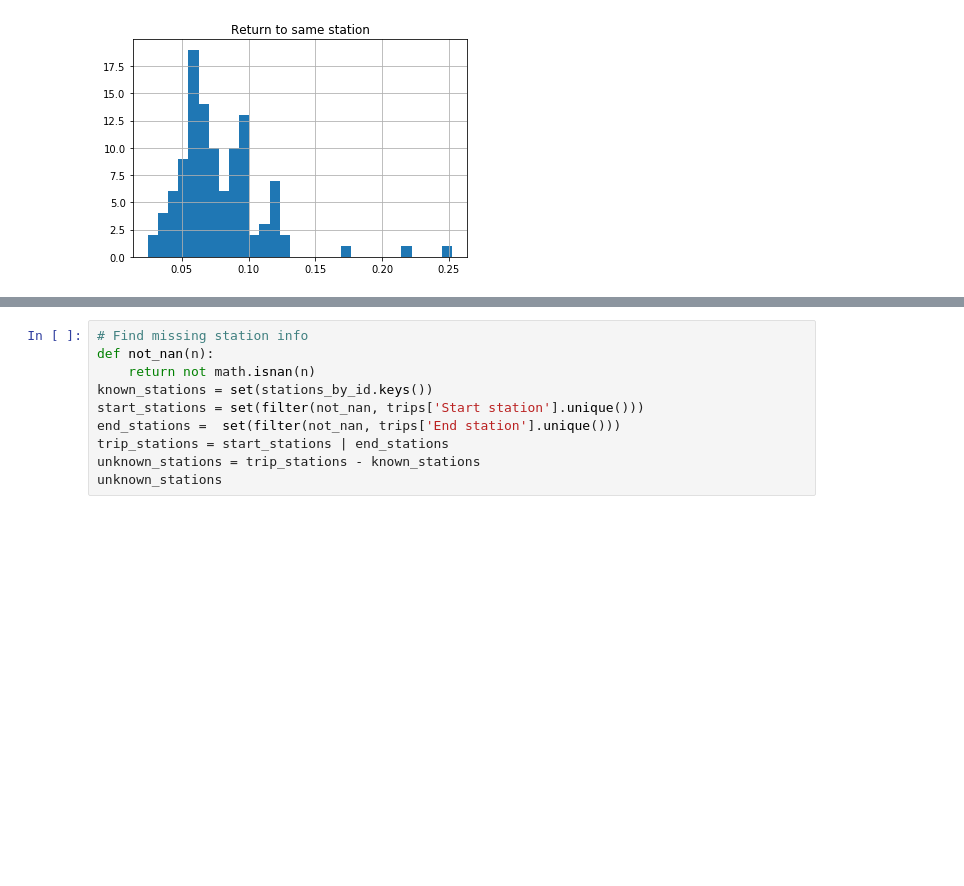
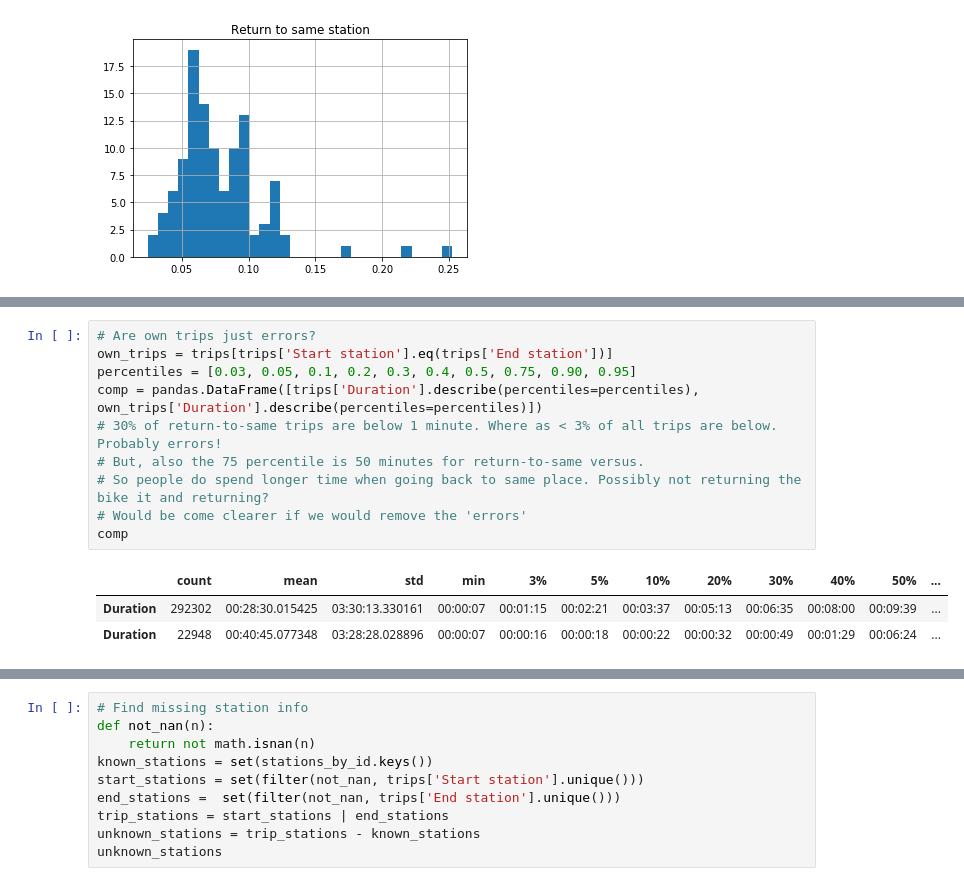
Before and after one commit to jonnor/bike-sharing-oslo, a Jupyter notebook: Oslo.ipynb, the cells around one changed output, grey strips where cells are left out. Cells and saved outputs as stored; diff of their text form; blank space fills up the shorter version.

```diff
--- a/Oslo.ipynb
+++ b/Oslo.ipynb
@@ -195 +194,15 @@ NameError: ("name 'date_format' is not defined", 'occurred at index 2016-06-01 0
+# %%
+# Are own trips just errors?
+own_trips = trips[trips['Start station'].eq(trips['End station'])]
+percentiles = [0.03, 0.05, 0.1, 0.2, 0.3, 0.4, 0.5, 0.75, 0.90, 0.95]
+comp = pandas.DataFrame([trips['Duration'].describe(percentiles=percentiles), own_trips['Duration'].describe(percentiles=percentiles)])
+# 30% of return-to-same trips are below 1 minute. Where as < 3% of all trips are below. Probably errors!
+# But, also the 75 percentile is 50 minutes for return-to-same versus.
+# So people do spend longer time when going back to same place. Possibly not returning the bike it and returning?
+# Would be come clearer if we would remove the 'errors'
+comp
+# %% [output]
+|  | count | mean | std | min | 3% | 5% | 10% | 20% | 30% | 40% | 50% | ... |
+| Duration | 292302 | 00:28:30.015425 | 03:30:13.330161 | 00:00:07 | 00:01:15 | 00:02:21 | 00:03:37 | 00:05:13 | 00:06:35 | 00:08:00 | 00:09:39 | ... |
+| Duration | 22948 | 00:40:45.077348 | 03:28:28.028896 | 00:00:07 | 00:00:16 | 00:00:18 | 00:00:22 | 00:00:32 | 00:00:49 | 00:01:29 | 00:06:24 | ... |
 # %%
```
Also changed, not shown: parts of 5 cells of this notebook.
